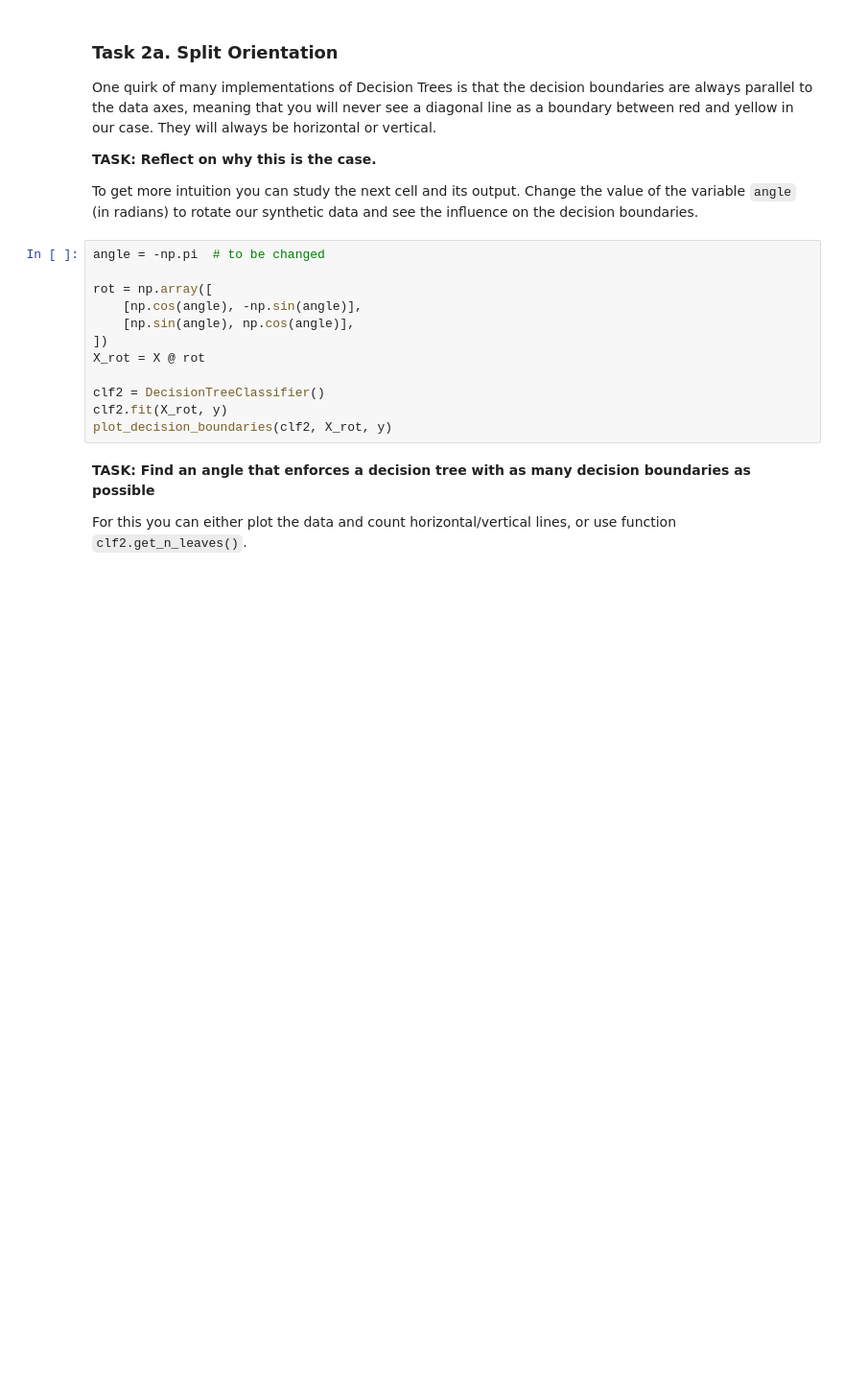
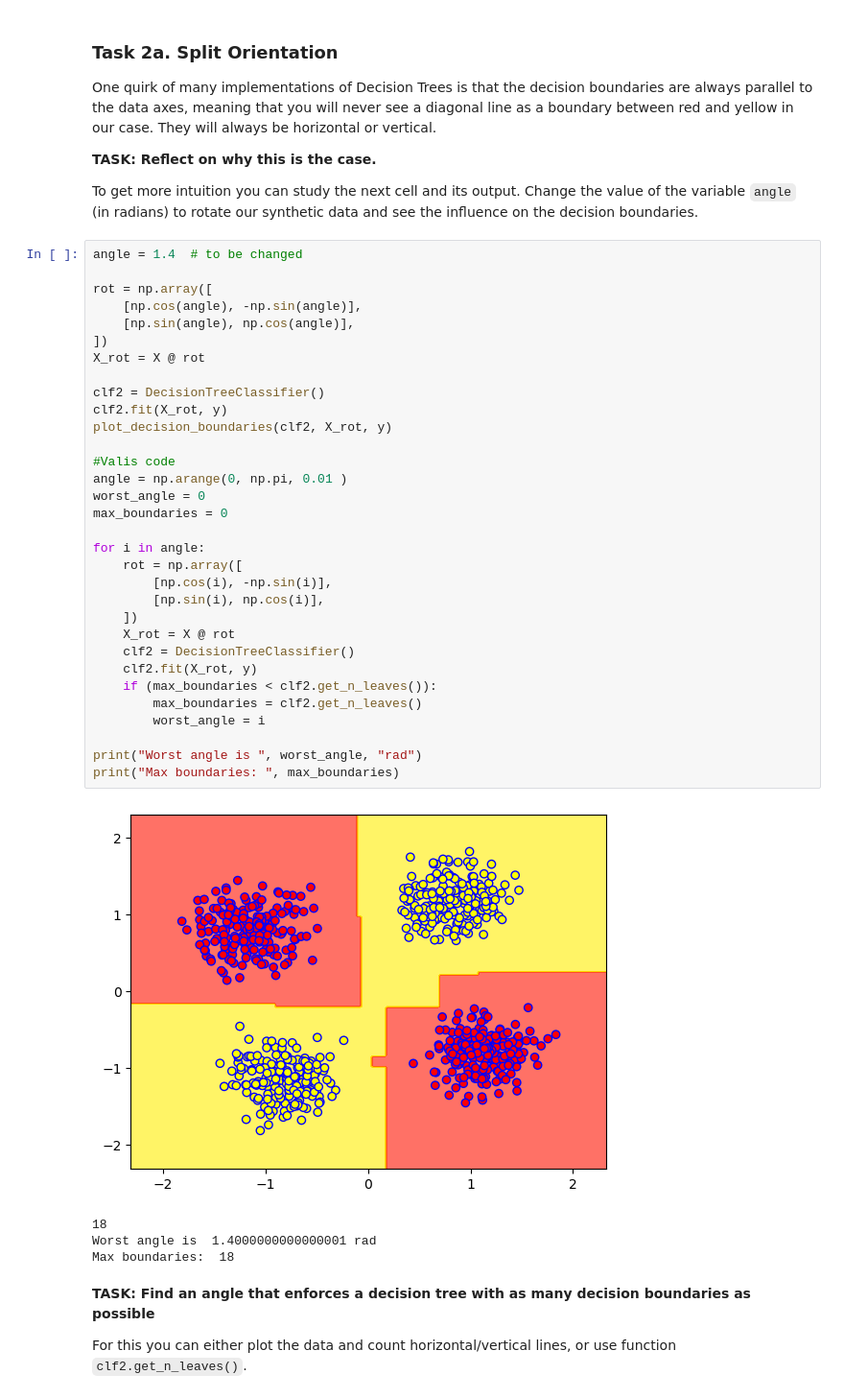
Before and after one commit to vegger/MLDM, a Jupyter notebook: labs/L07_Decision_Trees_LAB_ASSIGNMENT.ipynb, the cells around one changed output. Shown: that part at 96% size. Cells and saved outputs as stored; diff of their text form; blank space fills up the shorter version.

```diff
--- a/labs/L07_Decision_Trees_LAB_ASSIGNMENT.ipynb
+++ b/labs/L07_Decision_Trees_LAB_ASSIGNMENT.ipynb
@@ -177,17 +204,42 @@ One quirk of many implementations of Decision Trees is that the decision boundar
 
 To get more intuition you can study the next cell and its output. Change the value of the variable `angle` (in radians) to rotate our synthetic data and see the influence on the decision boundaries.
 # %%
-angle = -np.pi  # to be changed
+angle = 1.4  # to be changed
 
 rot = np.array([
     [np.cos(angle), -np.sin(angle)],
     [np.sin(angle), np.cos(angle)],
 ])
 X_rot = X @ rot
 
 clf2 = DecisionTreeClassifier()
 clf2.fit(X_rot, y)
 plot_decision_boundaries(clf2, X_rot, y)
+
+#Valis code
+angle = np.arange(0, np.pi, 0.01 )
+worst_angle = 0
+max_boundaries = 0
+
+for i in angle:
+    rot = np.array([
+        [np.cos(i), -np.sin(i)],
+        [np.sin(i), np.cos(i)],
+    ])
+    X_rot = X @ rot
+    clf2 = DecisionTreeClassifier()
+    clf2.fit(X_rot, y)
+    if (max_boundaries < clf2.get_n_leaves()):
+        max_boundaries = clf2.get_n_leaves()
+        worst_angle = i
+
+print("Worst angle is ", worst_angle, "rad")
+print("Max boundaries: ", max_boundaries)
+# %% [output]
+[figure, added]
+18
+Worst angle is  1.4000000000000001 rad
+Max boundaries:  18
 # %% [markdown]
 **TASK: Find an angle that enforces a decision tree with as many decision boundaries as possible**
 
```
Also changed, not shown: parts of 4 cells of this notebook.
